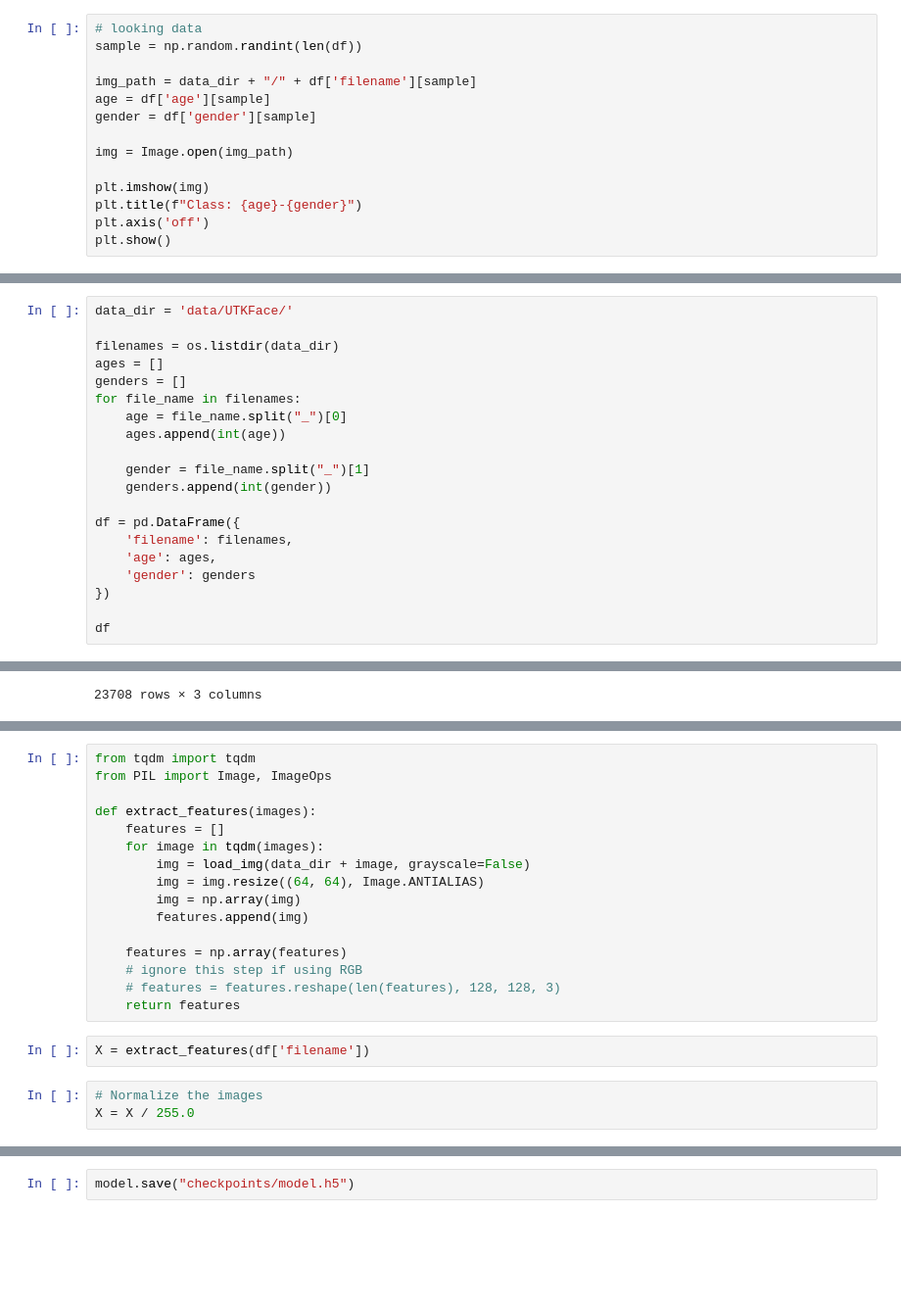
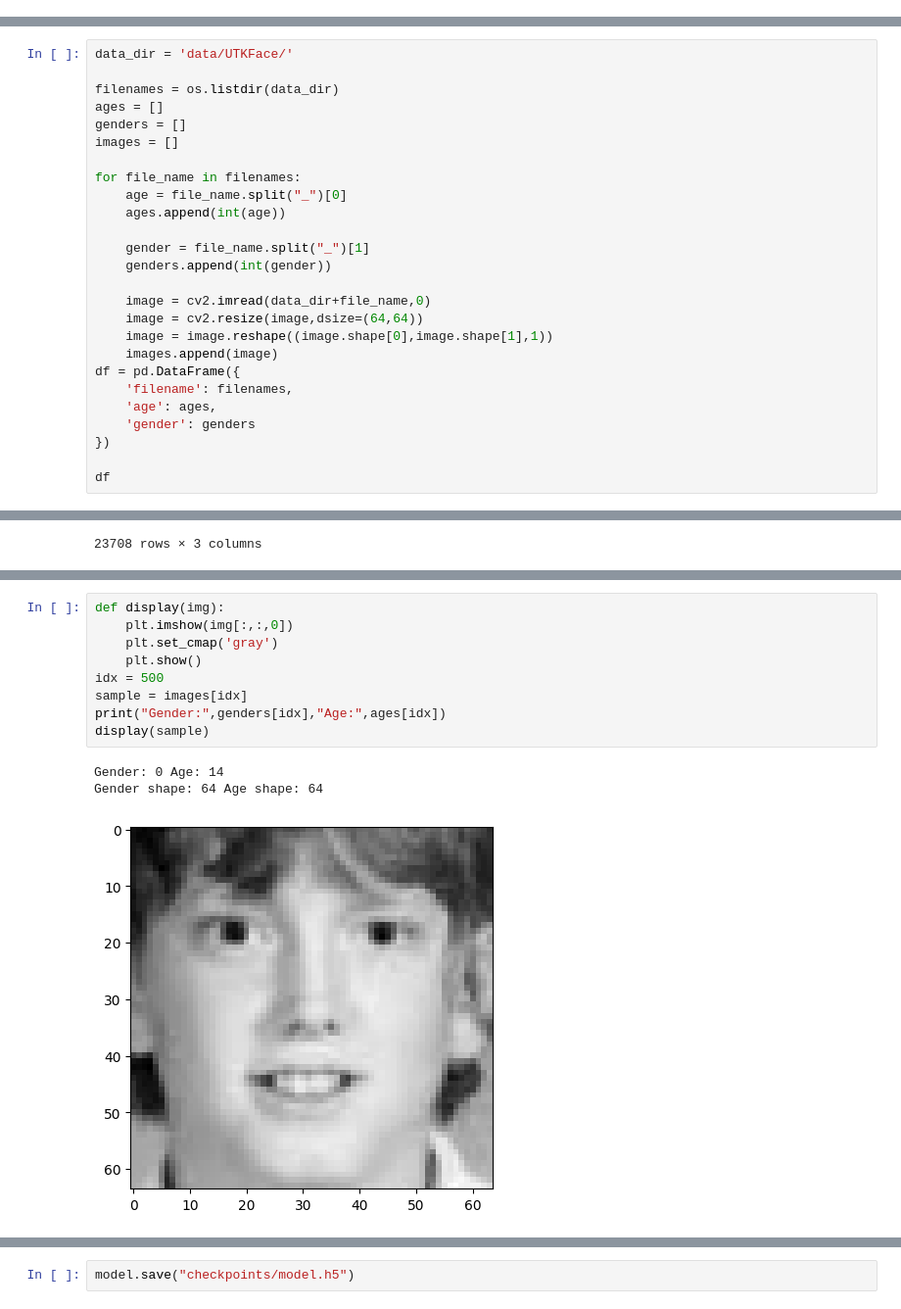
Before and after one commit to Duong-DQ/HUST.AI.Project, a Jupyter notebook: Age-Gender-Prediction/training_model.ipynb, the cells around one changed output, grey strips where cells are left out. Shown at 98% size. Saved outputs shown, nothing was run; the diff lists cells and outputs as text; blank space fills up the shorter version.

```diff
--- a/Age-Gender-Prediction/training_model.ipynb
+++ b/Age-Gender-Prediction/training_model.ipynb
@@ -97,17 +93,3 @@ df['gender'].hist()
 # %% [output]
 <AxesSubplot:>
 [figure]
-# %%
-# looking data
-sample = np.random.randint(len(df))
-
-img_path = data_dir + "/" + df['filename'][sample]
-age = df['age'][sample]
-gender = df['gender'][sample]
-
-img = Image.open(img_path)
-
-plt.imshow(img)
-plt.title(f"Class: {age}-{gender}")
-plt.axis('off')
-plt.show()
@@ -121,6 +101,8 @@ data_dir = 'data/UTKFace/'
 filenames = os.listdir(data_dir)
 ages = []
 genders = []
+images = []
+
 for file_name in filenames:
     age = file_name.split("_")[0]
     ages.append(int(age))
@@ -128,6 +110,10 @@ for file_name in filenames:
     gender = file_name.split("_")[1]
     genders.append(int(gender))
 
+    image = cv2.imread(data_dir+file_name,0)
+    image = cv2.resize(image,dsize=(64,64))
+    image = image.reshape((image.shape[0],image.shape[1],1))
+    images.append(image)
 df = pd.DataFrame({
     'filename': filenames,
     'age': ages,
@@ -162,21 +138,13 @@ Note: you may need to restart the kernel to use updated packages.
-# %%
-from tqdm import tqdm
-from PIL import Image, ImageOps
-
-def extract_features(images):
-    features = []
-    for image in tqdm(images):
-        img = load_img(data_dir + image, grayscale=False)
-        img = img.resize((64, 64), Image.ANTIALIAS)
-        img = np.array(img)
-        features.append(img)
-
-    features = np.array(features)
-    # ignore this step if using RGB
-    # features = features.reshape(len(features), 128, 128, 3)
-    return features
-# %%
-X = extract_features(df['filename'])
-# %%
-# Normalize the images
-X = X / 255.0
+# %%
+def display(img):
+    plt.imshow(img[:,:,0])
+    plt.set_cmap('gray')
+    plt.show()
+idx = 500
+sample = images[idx]
+print("Gender:",genders[idx],"Age:",ages[idx])
+display(sample)
+# %% [output]
+Gender: 0 Age: 14
+Gender shape: 64 Age shape: 64
+[figure, added]
```
Also changed, not shown: parts of 18 cells of this notebook, 4 other files.
